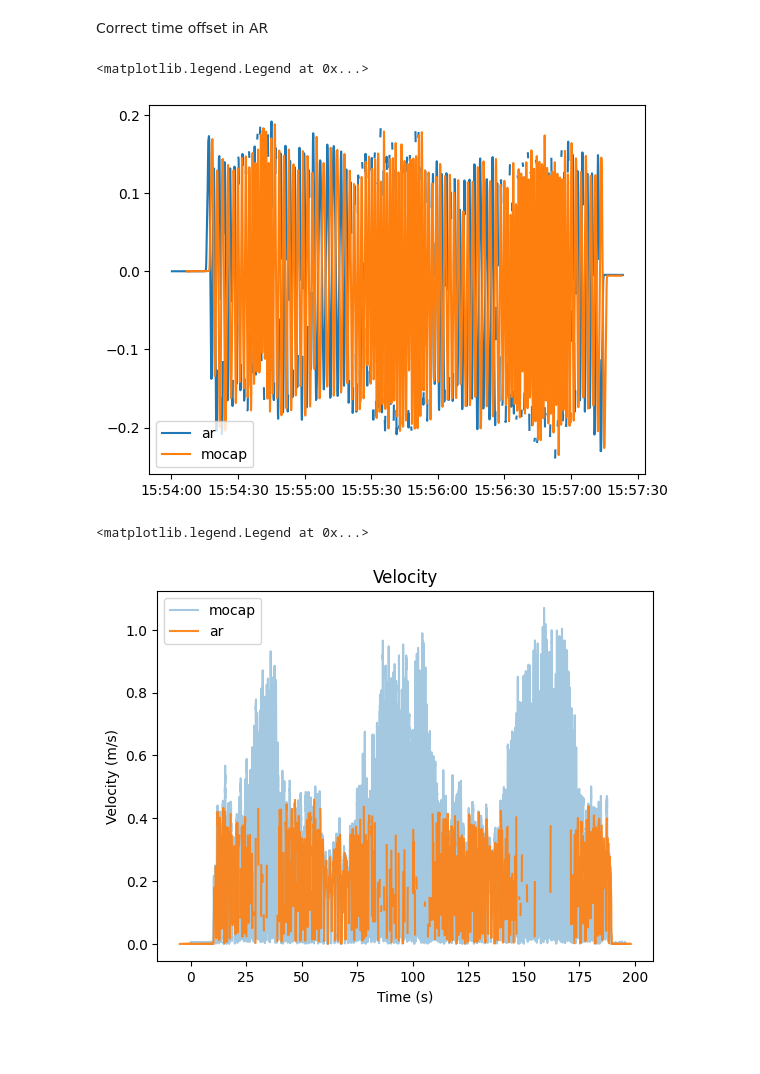
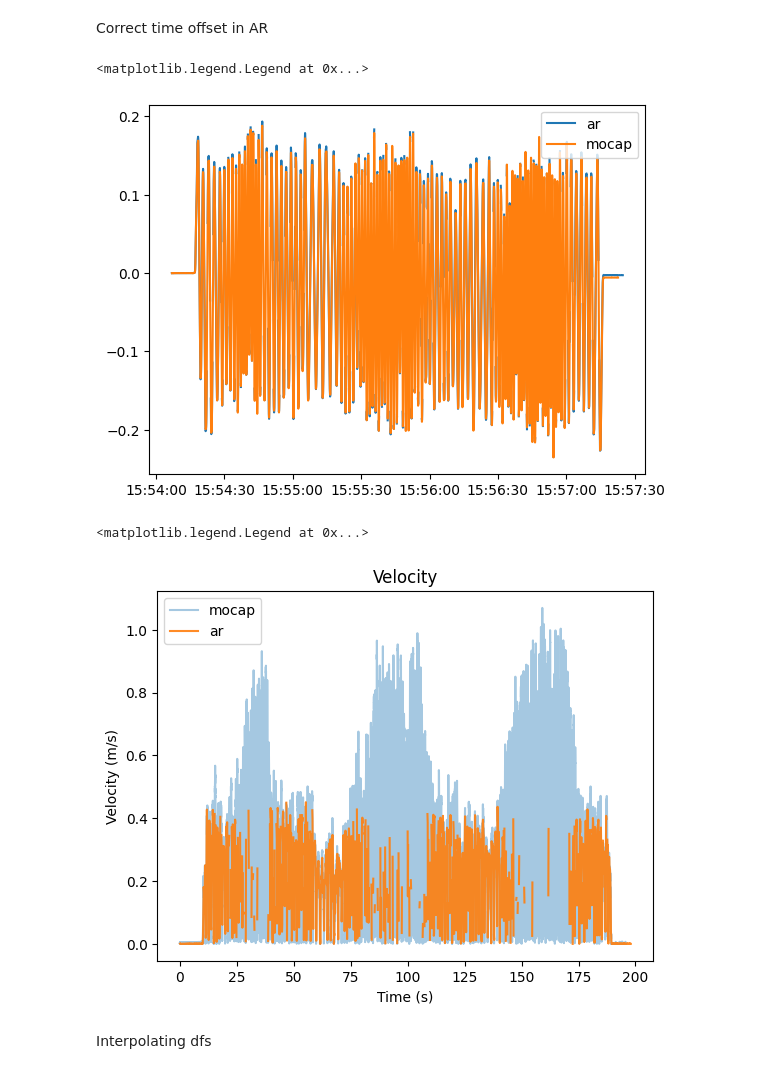
Before and after one commit to SujithChristopher/armbo, a Jupyter notebook: speed_bins/getting_bins.ipynb, the cells around one changed output. Cells and saved outputs as stored; diff of their text form; code cells hidden in the pictures; blank space fills up the shorter version.

```diff
--- a/speed_bins/getting_bins.ipynb
+++ b/speed_bins/getting_bins.ipynb
@@ -70,13 +71,13 @@ _teensy_df = pl.read_csv(os.path.join(_base_pth,_folder_name,"imu01.csv"))
 _teensy_df = _teensy_df.with_columns(pl.col("mz\r").str.replace("\r","").cast(pl.Float64).alias("mz"))
 t_time = _teensy_df["rust_time"].to_numpy()
 t_time = [datetime.fromtimestamp(t) for t in t_time]
+# t_time = [datetime.strftime(t) for t in t_time]
 teensy_df = pl.DataFrame({"time":t_time,"sync":_teensy_df["sync"]})
 
 for idx, i in enumerate(teensy_df['sync']):
     if i == 1:
-        teensy_df = teensy_df[idx:]
         break
-teensy_start_time = teensy_df['time'][0]
+teensy_start_time = teensy_df['time'][idx]
 # %%
 ARUCO_PARAMETERS = aruco.DetectorParameters()
 ARUCO_DICT = aruco.getPredefinedDictionary(aruco.DICT_ARUCO_MIP_36H12)
@@ -269,22 +270,26 @@ shape: (5, 2)
 # %% [markdown]
 Correct time offset in AR
 # %%
-_time_offset = teensy_df['time'][idx] - _mc_df['time'][0]
+_time_offset = teensy_df['time'][idx] - ar_df['time'][0]
 
 # interpolate teensy data to match aruco data
 
 _temp_df = ar_df.to_pandas()
 clip_idx = _temp_df['time'].sub(teensy_df['time'][idx]).abs().idxmin()
 
-ar_df = ar_df[clip_idx:]
-ar_df = ar_df.with_columns([(pl.col('time') - _time_offset).alias('time')])
+_ar_df_test = ar_df[clip_idx:]
+
+_data_time_offset = _ar_df_test['time'][0] - _mocap_df['time'][0]
+_ar_df_test = _ar_df_test.with_columns([(pl.col('time') - _data_time_offset).alias('time')])
+_ar_df = _ar_df_test
 # %%
-plt.plot(_ar_df['time'],_ar_df['x'], label = 'ar')
-plt.plot(_mc_df['time'],_mc_df['x'], label = 'mocap')
+
+plt.plot(_ar_df['time'],_ar_df['x'] - _ar_df['x'][0], label = 'ar')
+plt.plot(_mc_df['time'],_mc_df['x'] - _mc_df['x'][0], label = 'mocap')
 plt.legend()
 # %% [output]
 <matplotlib.legend.Legend at 0x...>
-[figure, old version]
+[figure, new version]
 # %%
 ar_time = _ar_df['time'].dt.epoch()
 ar_time = (ar_time - ar_time[0])
@@ -299,12 +304,14 @@ mc_time = np.array(mc_time)
 ar_del_t = _ar_df['time'].diff().mean()/10**6
 mc_del_t = 0.01
 
-plt.plot(mc_time,abs(_mc_df['x'].diff()/mc_del_t), label = 'mocap', alpha = 0.4)
-plt.plot(ar_time -5, abs(_ar_df['x'].diff())/ar_del_t, alpha=0.9, label = 'ar')
+plt.plot(mc_time,abs(_mc_df['x'].diff())/mc_del_t, label = 'mocap', alpha = 0.4)
+plt.plot(ar_time, abs(_ar_df['x'].diff())/ar_del_t, alpha=0.9, label = 'ar')
 plt.title("Velocity")
 plt.xlabel("Time (s)")
 plt.ylabel("Velocity (m/s)")
 plt.legend()
 # %% [output]
 <matplotlib.legend.Legend at 0x...>
-[figure, old version]
+[figure, new version]
+# %% [markdown]
+Interpolating dfs
```
Also changed, not shown: parts of 9 cells of this notebook, 2 other files.
